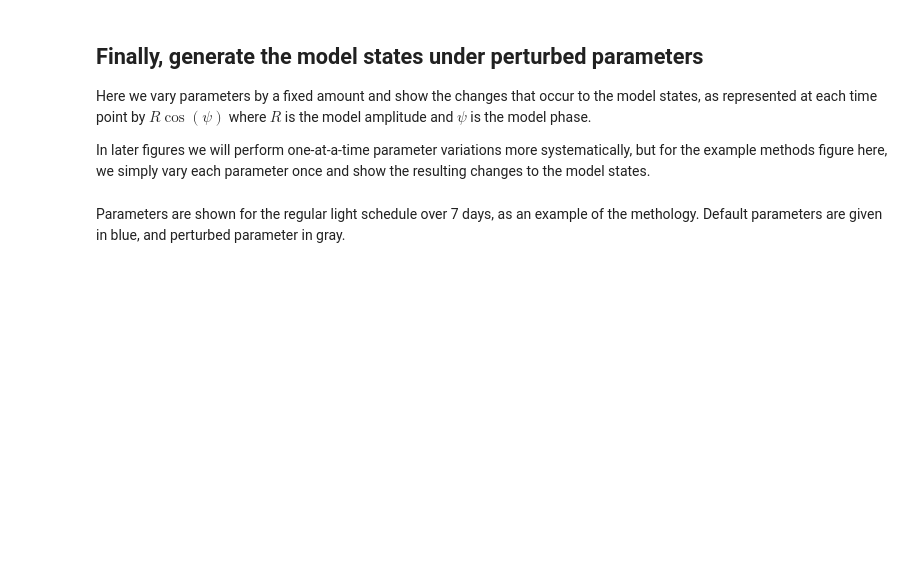
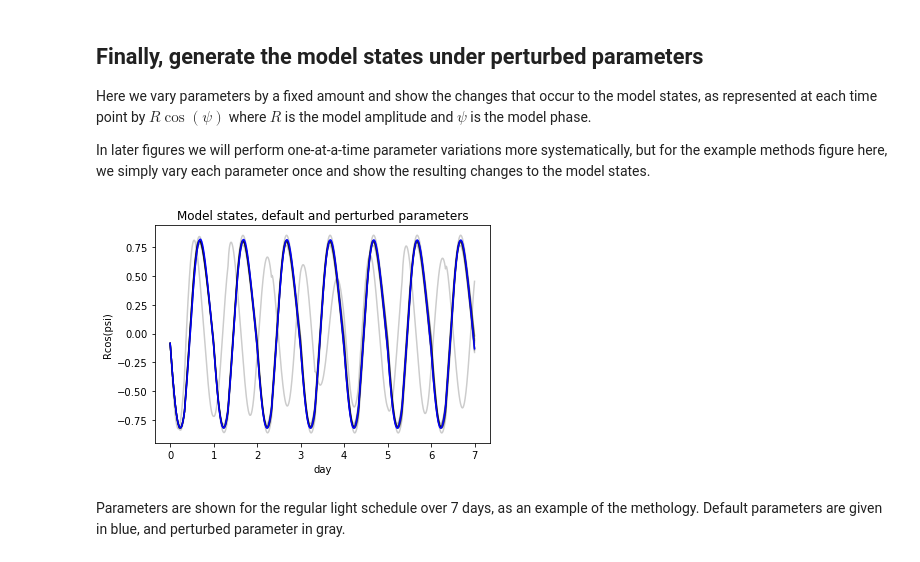
Before and after one commit to mayercl/sensitivity-analysis-, a Jupyter notebook: clean_figure1.ipynb, the cells around one changed output. Drawn from its saved outputs; the diff is of its cells as text; code cells hidden in the pictures; blank space fills up the shorter version.

```diff
--- a/clean_figure1.ipynb
+++ b/clean_figure1.ipynb
@@ -21,6 +21,8 @@ from hessian_normalized import HessianCircadian
 
 sens=HessianCircadian()
 params = sens.get_parameters_array()
+
+figure_save = 'off'
 
 # define the light schedules
 from lightschedules import RegularLight
@@ -92,33 +96,36 @@ In later figures we will perform one-at-a-time parameter variations more systema
 %store -r ics_sw
 %store -r ics_sw312
 %store -r ics_sjl
 %store -r ics_ss
 %store -r ics_dark
 
 num_iter = 1
 
 for j in range(len(params)):
 
     for m in range(num_iter):
 
         # perturb the parameters
         rand_percent_vec = 0.8+m*0.05
         params_perturb = params
         params_perturb = params_perturb.at[j].set(params[j]*rand_percent_vec)
 
         # generate perturbed model states
         model_states_all_new_rl = sens.step_all_n(ics_rl, lights_rl, params_perturb, 0.10)
         plt.plot(ts/24,model_states_all_new_rl[:,0]*np.cos(model_states_all_new_rl[:,1]),'k',label = 'RL', alpha = 0.2)
 
 
 
 
 model_states_all_rl = sens.step_all_n(ics_rl, lights_rl, params, 0.10)
 plt.plot(ts/24,model_states_all_rl[:,0]*np.cos(model_states_all_new_rl[:,1]),'b',label = 'RL')
 plt.xlabel('day')
 plt.ylabel('Rcos(psi)')
 plt.title('Model states, default and perturbed parameters')
-#plt.savefig('figures_8_29/fig1_outputs_ex.svg')
+if figure_save == 'on':
+    plt.savefig('figures_8_29/fig1_outputs_ex.svg')
 plt.show()
+# %% [output]
+[figure, added]
 # %% [markdown]
 Parameters are shown for the regular light schedule over 7 days, as an example of the methology. Default parameters are given in blue, and perturbed parameter in gray.
```
Also changed, not shown: parts of 3 cells of this notebook, 3 other files.
